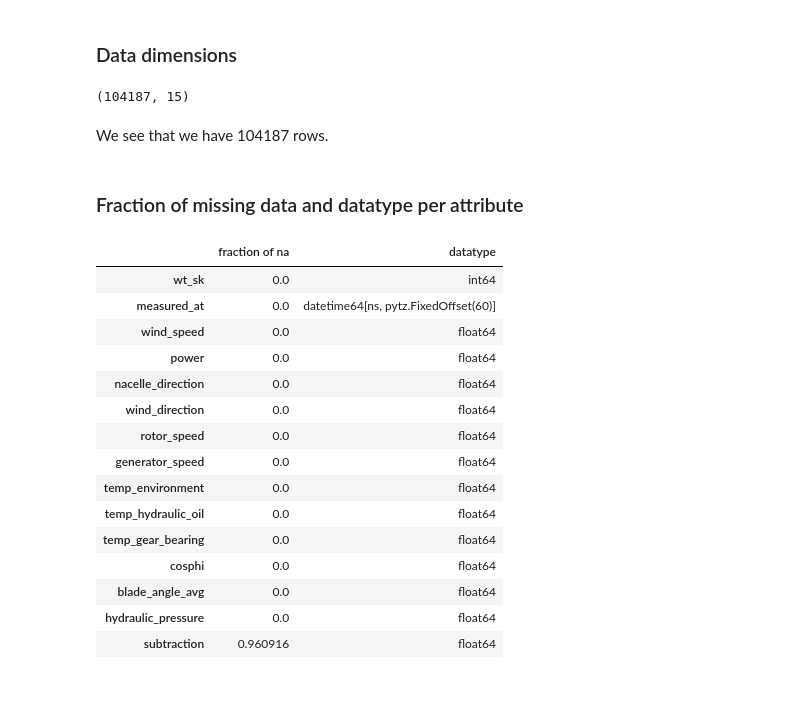
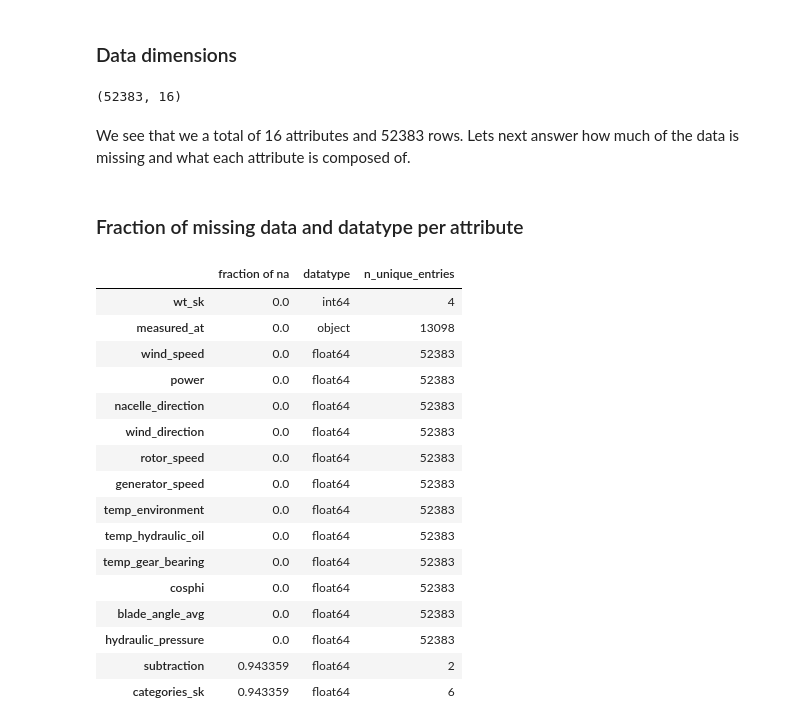
Before and after one commit to d-one/d-one-mlops-aws, a Jupyter notebook: sagemaker_eda/EDA_SageMaker.ipynb, the cells around one changed output. Saved outputs shown, nothing was run; the diff lists cells and outputs as text; code cells hidden in the pictures; blank space fills up the shorter version.

```diff
--- a/sagemaker_eda/EDA_SageMaker.ipynb
+++ b/sagemaker_eda/EDA_SageMaker.ipynb
@@ -47,3 +39,18 @@ df = pd.concat(dfs)
+# %%
+# Paths for the containers that we will create
+# S3 Bucket where the data is stored
+BUCKET_NAME = "sagemaker-done-mlops"  # Put your S3 bucket name here
+BUCKET = f's3://{BUCKET_NAME}'
+
+# Raw data paths
+RAW_DATA_FOLDER = 'data'
+# Note if you change the line below, you also need to change it in the cell that creates the prepare_data.py
+RAW_DATA_FILE = 'wind_turbines.csv'
+#RAW_DATA_PATH = os.path.join(BUCKET, RAW_DATA_FOLDER, RAW_DATA_FILE)
+RAW_DATA_PATH = os.path.join(RAW_DATA_FOLDER, RAW_DATA_FILE)
+
+
+df = pd.read_csv(RAW_DATA_PATH)
 # %% [markdown]
 ## 1. Understanding the data composition
 we do this by examining:
@@ -55,31 +62,35 @@ we do this by examining:
 # %%
 print(df.shape)
 # %% [output]
-(104187, 15)
+(52383, 16)
-# %% [markdown]
-We see that we have 104187 rows.
+# %% [markdown]
+We see that we a total of 16 attributes and 52383 rows. Lets next answer how much of the data is missing and what each attribute is composed of.
 # %% [markdown]
 ### Fraction of missing data and datatype per attribute
 # %%
-pd.DataFrame([df.isna().mean(),
-df.dtypes]).T.rename({0:'fraction of na', 1:'datatype'}, axis=1)
+(pd.DataFrame([df.isna().mean(), df.dtypes, df.nunique()])
+   .T
+   .rename({0:'fraction of na',
+            1:'datatype',
+            2:'n_unique_entries'}, axis=1))
 # %% [output]
-|  | fraction of na | datatype |
-| wt_sk | 0.0 | int64 |
-| measured_at | 0.0 | datetime64[ns, pytz.FixedOffset(60)] |
-| wind_speed | 0.0 | float64 |
-| power | 0.0 | float64 |
-| nacelle_direction | 0.0 | float64 |
-| wind_direction | 0.0 | float64 |
-| rotor_speed | 0.0 | float64 |
-| generator_speed | 0.0 | float64 |
-| temp_environment | 0.0 | float64 |
-| temp_hydraulic_oil | 0.0 | float64 |
-| temp_gear_bearing | 0.0 | float64 |
-| cosphi | 0.0 | float64 |
-| blade_angle_avg | 0.0 | float64 |
-| hydraulic_pressure | 0.0 | float64 |
-| subtraction | 0.960916 | float64 |
+|  | fraction of na | datatype | n_unique_entries |
+| wt_sk | 0.0 | int64 | 4 |
+| measured_at | 0.0 | object | 13098 |
+| wind_speed | 0.0 | float64 | 52383 |
+| power | 0.0 | float64 | 52383 |
+| nacelle_direction | 0.0 | float64 | 52383 |
+| wind_direction | 0.0 | float64 | 52383 |
+| rotor_speed | 0.0 | float64 | 52383 |
+| generator_speed | 0.0 | float64 | 52383 |
+| temp_environment | 0.0 | float64 | 52383 |
+| temp_hydraulic_oil | 0.0 | float64 | 52383 |
+| temp_gear_bearing | 0.0 | float64 | 52383 |
+| cosphi | 0.0 | float64 | 52383 |
+| blade_angle_avg | 0.0 | float64 | 52383 |
+| hydraulic_pressure | 0.0 | float64 | 52383 |
+| subtraction | 0.943359 | float64 | 2 |
+| categories_sk | 0.943359 | float64 | 6 |
 # %%
 df['measured_at'].head(1)
 # %% [output]
```
Also changed, not shown: parts of 22 cells of this notebook.
